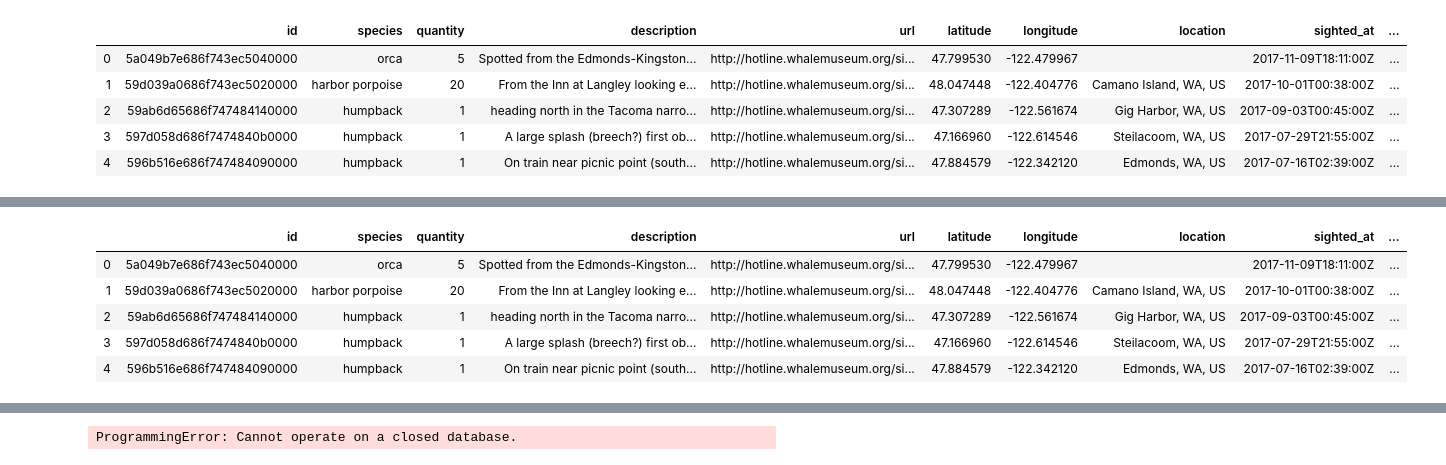
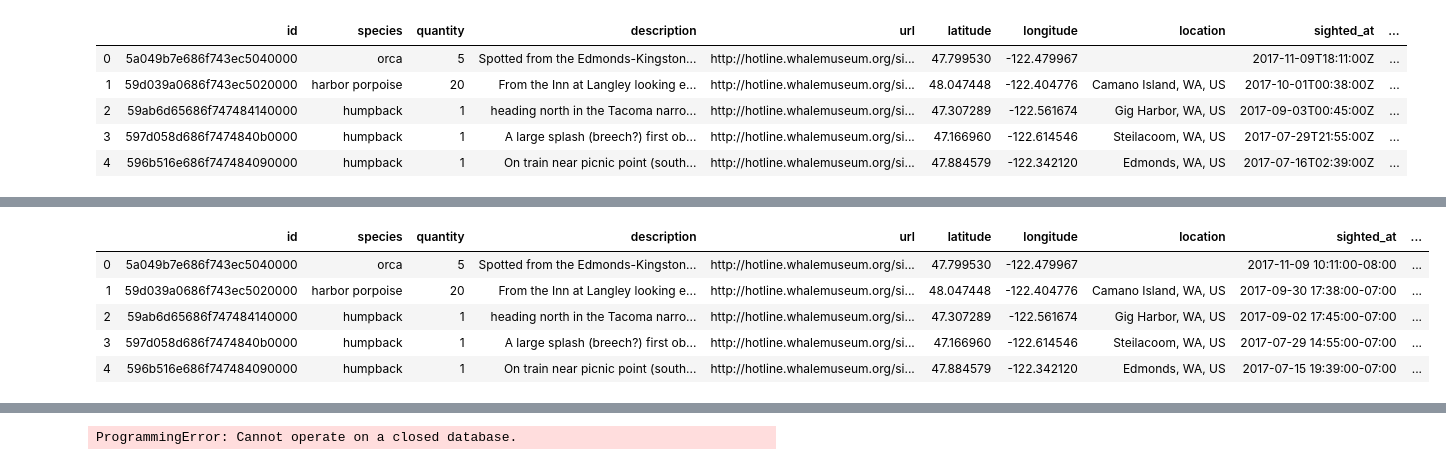
Before and after one commit to cindyford/Whale_Watchers, a Jupyter notebook: Cindy jupyter 2.ipynb, the cells around one changed output, grey strips where cells are left out. Drawn from its saved outputs; the diff is of its cells as text; code cells hidden in the pictures.

```diff
--- a/Cindy jupyter 2.ipynb
+++ b/Cindy jupyter 2.ipynb
@@ -40,3 +40,5 @@ df.head()
 | 2 | 59ab6d65686f747484140000 | humpback | 1 | heading north in the Tacoma narro... | http://hotline.whalemuseum.org/si... | 47.307289 | -122.561674 | Gig Harbor, WA, US | 2017-09-03T00:45:00Z | ... |
 | 3 | 597d058d686f7474840b0000 | humpback | 1 | A large splash (breech?) first ob... | http://hotline.whalemuseum.org/si... | 47.166960 | -122.614546 | Steilacoom, WA, US | 2017-07-29T21:55:00Z | ... |
 | 4 | 596b516e686f747484090000 | humpback | 1 | On train near picnic point (south... | http://hotline.whalemuseum.org/si... | 47.884579 | -122.342120 | Edmonds, WA, US | 2017-07-16T02:39:00Z | ... |
+# %%
+df["sighted_at"] = pd.DatetimeIndex(df["sighted_at"]).tz_convert('US/Pacific')
@@ -43,17 +54,20 @@ df.head()
 # %%
+
+df["date"] = df["sighted_at"].dt.strftime('%m/%d/%Y')
+df["time"]=pd.DatetimeIndex(df["sighted_at"]).time
 df["month"]=pd.DatetimeIndex(df["sighted_at"]).month
 df["year"]=pd.DatetimeIndex(df["sighted_at"]).year
 df["hour"]=pd.DatetimeIndex(df["sighted_at"]).hour
 df["year_month"]=pd.to_datetime(df["sighted_at"]).dt.to_period('M')
 
 df.head()
 # %% [output]
 |  | id | species | quantity | description | url | latitude | longitude | location | sighted_at | ... |
-| 0 | 5a049b7e686f743ec5040000 | orca | 5 | Spotted from the Edmonds-Kingston... | http://hotline.whalemuseum.org/si... | 47.799530 | -122.479967 |  | 2017-11-09T18:11:00Z | ... |
-| 1 | 59d039a0686f743ec5020000 | harbor porpoise | 20 | From the Inn at Langley looking e... | http://hotline.whalemuseum.org/si... | 48.047448 | -122.404776 | Camano Island, WA, US | 2017-10-01T00:38:00Z | ... |
-| 2 | 59ab6d65686f747484140000 | humpback | 1 | heading north in the Tacoma narro... | http://hotline.whalemuseum.org/si... | 47.307289 | -122.561674 | Gig Harbor, WA, US | 2017-09-03T00:45:00Z | ... |
-| 3 | 597d058d686f7474840b0000 | humpback | 1 | A large splash (breech?) first ob... | http://hotline.whalemuseum.org/si... | 47.166960 | -122.614546 | Steilacoom, WA, US | 2017-07-29T21:55:00Z | ... |
-| 4 | 596b516e686f747484090000 | humpback | 1 | On train near picnic point (south... | http://hotline.whalemuseum.org/si... | 47.884579 | -122.342120 | Edmonds, WA, US | 2017-07-16T02:39:00Z | ... |
+| 0 | 5a049b7e686f743ec5040000 | orca | 5 | Spotted from the Edmonds-Kingston... | http://hotline.whalemuseum.org/si... | 47.799530 | -122.479967 |  | 2017-11-09 10:11:00-08:00 | ... |
+| 1 | 59d039a0686f743ec5020000 | harbor porpoise | 20 | From the Inn at Langley looking e... | http://hotline.whalemuseum.org/si... | 48.047448 | -122.404776 | Camano Island, WA, US | 2017-09-30 17:38:00-07:00 | ... |
+| 2 | 59ab6d65686f747484140000 | humpback | 1 | heading north in the Tacoma narro... | http://hotline.whalemuseum.org/si... | 47.307289 | -122.561674 | Gig Harbor, WA, US | 2017-09-02 17:45:00-07:00 | ... |
+| 3 | 597d058d686f7474840b0000 | humpback | 1 | A large splash (breech?) first ob... | http://hotline.whalemuseum.org/si... | 47.166960 | -122.614546 | Steilacoom, WA, US | 2017-07-29 14:55:00-07:00 | ... |
+| 4 | 596b516e686f747484090000 | humpback | 1 | On train near picnic point (south... | http://hotline.whalemuseum.org/si... | 47.884579 | -122.342120 | Edmonds, WA, US | 2017-07-15 19:39:00-07:00 | ... |
 # %%
 
 df = df.drop(columns =['url', 'quantity', 'created_at', 'updated_at' ])
```
Also changed, not shown: parts of 4 cells of this notebook, 2 other files.
